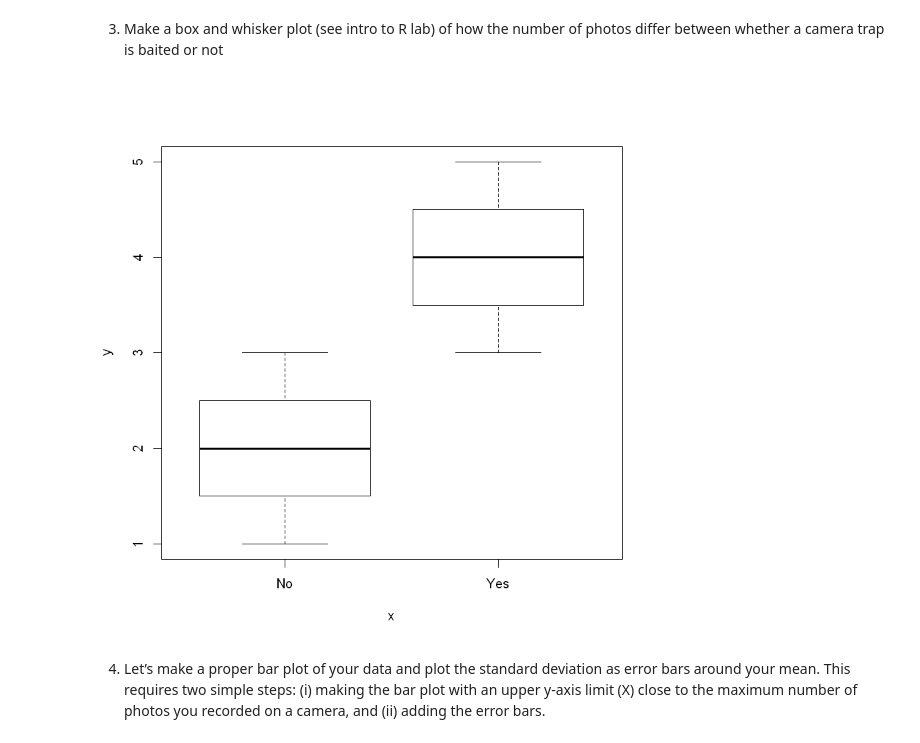
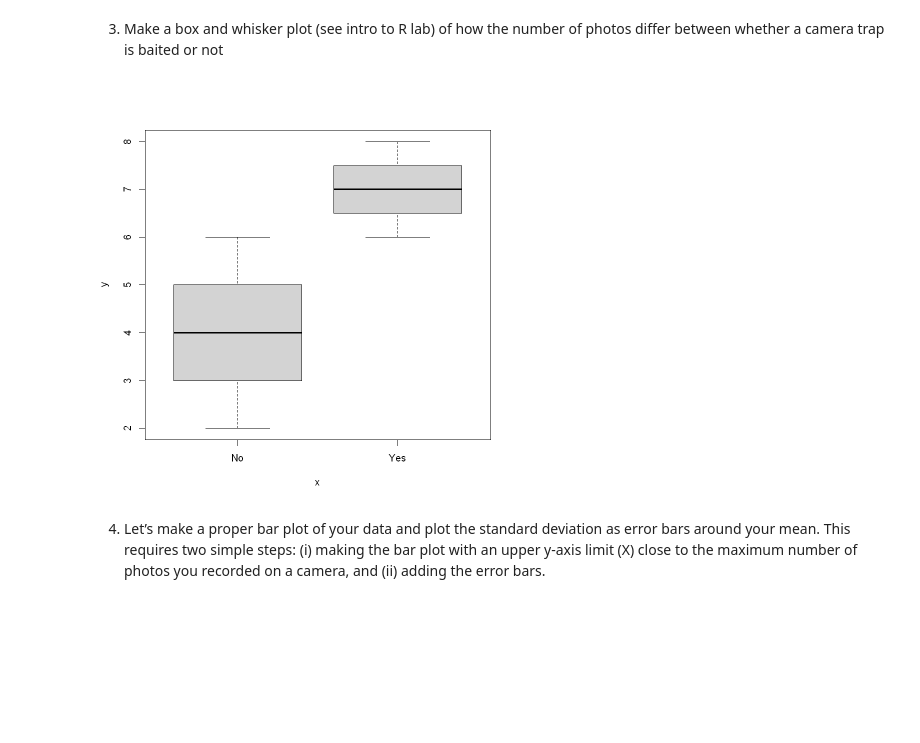
Before and after one commit to je-suis-tm/Population-and-Community-Ecology, a Jupyter notebook: Lab 5.ipynb, the cells around one changed output. Cells and saved outputs as stored; diff of their text form; code cells hidden in the pictures; blank space fills up the shorter version.

```diff
--- a/Lab 5.ipynb
+++ b/Lab 5.ipynb
@@ -149,6 +151,7 @@ In this project, you are a biologist interested in whether you will detect more
 Bait=c("Yes","Yes","Yes","No","No","No")
 Photo=c(7,6,8,4,6,2)
 df=data.frame(cbind(Bait,Photo))
+df$Photo=as.integer(df$Photo)
 # %% [markdown]
 2.	Calculate the mean and standard deviation of this data (hint: use ‘tapply’ from the intro to R lab). Can you remember what standard deviations represent?
 
@@ -161,9 +164,9 @@ CTsds=tapply(as.integer(df$Photo),df$Bait,sd)
 # %% [markdown]
 3.	Make a box and whisker plot (see intro to R lab) of how the number of photos differ between whether a camera trap is baited or not
 # %%
-plot(df$Bait,as.integer(df$Photo))
+plot(factor(df$Bait),df$Photo)
 # %% [output]
-[figure, old version]
+[figure, new version]
 # %% [markdown]
 4.	Let’s make a proper bar plot of your data and plot the standard deviation as error bars around your mean. This requires two simple steps: (i) making the bar plot with an upper y-axis limit (X) close to the maximum number of photos you recorded on a camera, and (ii) adding the error bars.
 # %%
```
Also changed, not shown: parts of 3 cells of this notebook, 2 other files.
